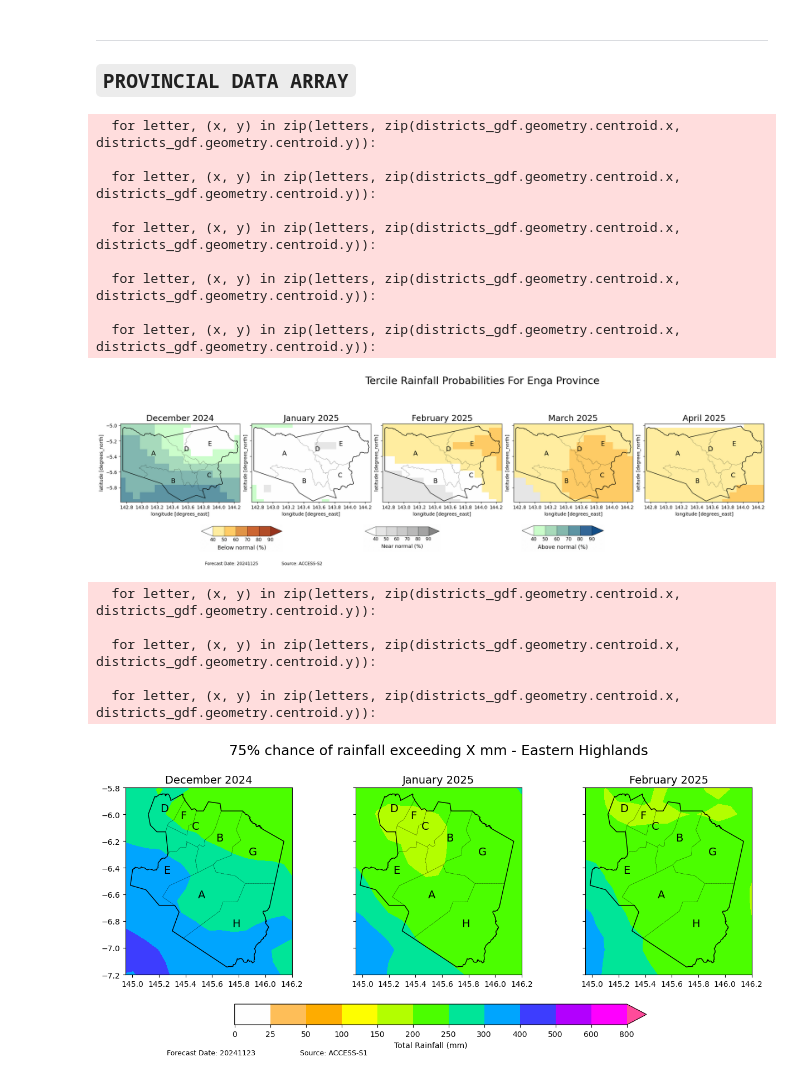
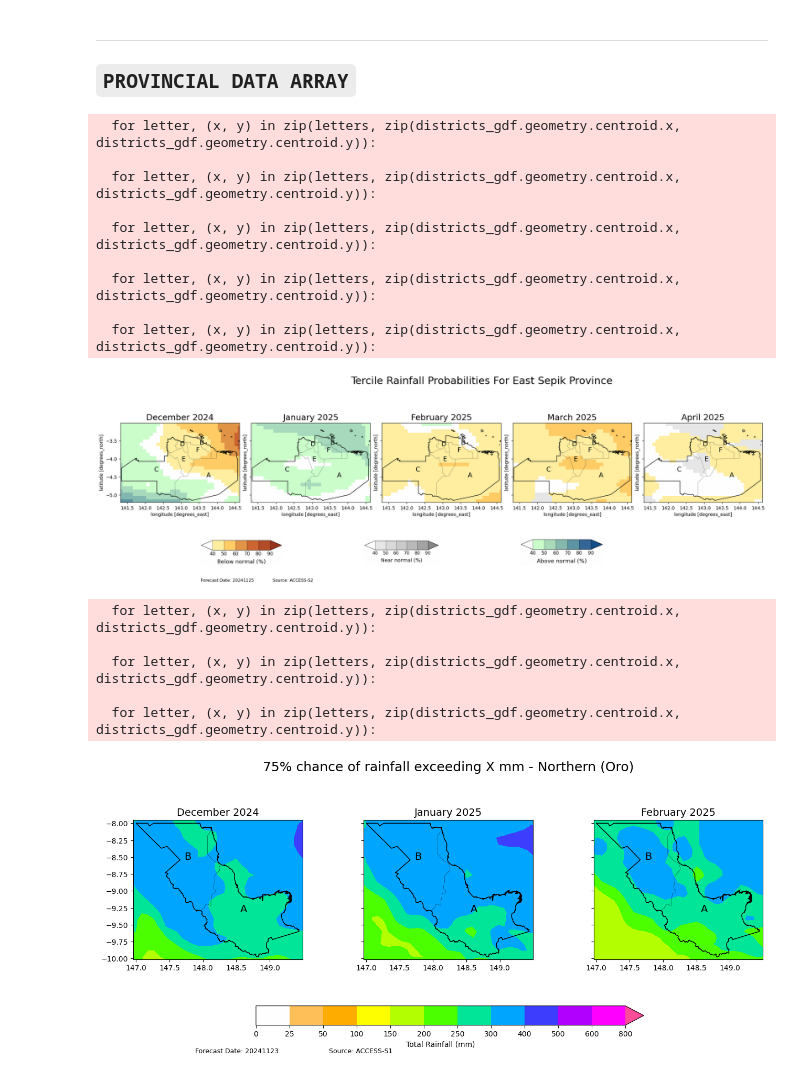
Before and after one commit to nytes75/Seasonal-Farming-Advisory, a Jupyter notebook: main.ipynb, the cells around one changed output. Saved outputs shown, nothing was run; the diff lists cells and outputs as text; code cells hidden in the pictures.

Commit message:
adding provinces

```diff
--- a/main.ipynb
+++ b/main.ipynb
@@ -267,29 +375,29 @@ access_mon_ex = get_data(data_path_senario)
 # %%
 # Define starting month and tercile indices
 start_month_idx = 0  # Start from the first month
 tercile_idx = 1  # Tercile index (1 for highest, 2 for middle, 3 for lowest)
 
-plot_multiple_months(access_mon_tr, start_month_idx, tercile_idx, province=province['Enga'])
+plot_multiple_months(access_mon_tr, start_month_idx, tercile_idx, province=province['East Sepik'])
 # %% [output]
   for letter, (x, y) in zip(letters, zip(districts_gdf.geometry.centroid.x, districts_gdf.geometry.centroid.y)):
 
   for letter, (x, y) in zip(letters, zip(districts_gdf.geometry.centroid.x, districts_gdf.geometry.centroid.y)):
 
   for letter, (x, y) in zip(letters, zip(districts_gdf.geometry.centroid.x, districts_gdf.geometry.centroid.y)):
 
   for letter, (x, y) in zip(letters, zip(districts_gdf.geometry.centroid.x, districts_gdf.geometry.centroid.y)):
 
   for letter, (x, y) in zip(letters, zip(districts_gdf.geometry.centroid.x, districts_gdf.geometry.centroid.y)):
-[figure, old version]
+[figure, new version]
 # %%
-plot_exceedance_maps(access_mon_ex, start_month_idx, province=province['Eastern Highlands'])
+plot_exceedance_maps(access_mon_ex, start_month_idx, province=province['Oro'])
 # %% [output]
   for letter, (x, y) in zip(letters, zip(districts_gdf.geometry.centroid.x, districts_gdf.geometry.centroid.y)):
 
   for letter, (x, y) in zip(letters, zip(districts_gdf.geometry.centroid.x, districts_gdf.geometry.centroid.y)):
 
   for letter, (x, y) in zip(letters, zip(districts_gdf.geometry.centroid.x, districts_gdf.geometry.centroid.y)):
-[figure, old version]
+[figure, new version]
 # %%
 import pandas as pd
 from shapely.geometry import Point
```
Also changed, not shown: parts of 3 cells of this notebook.
